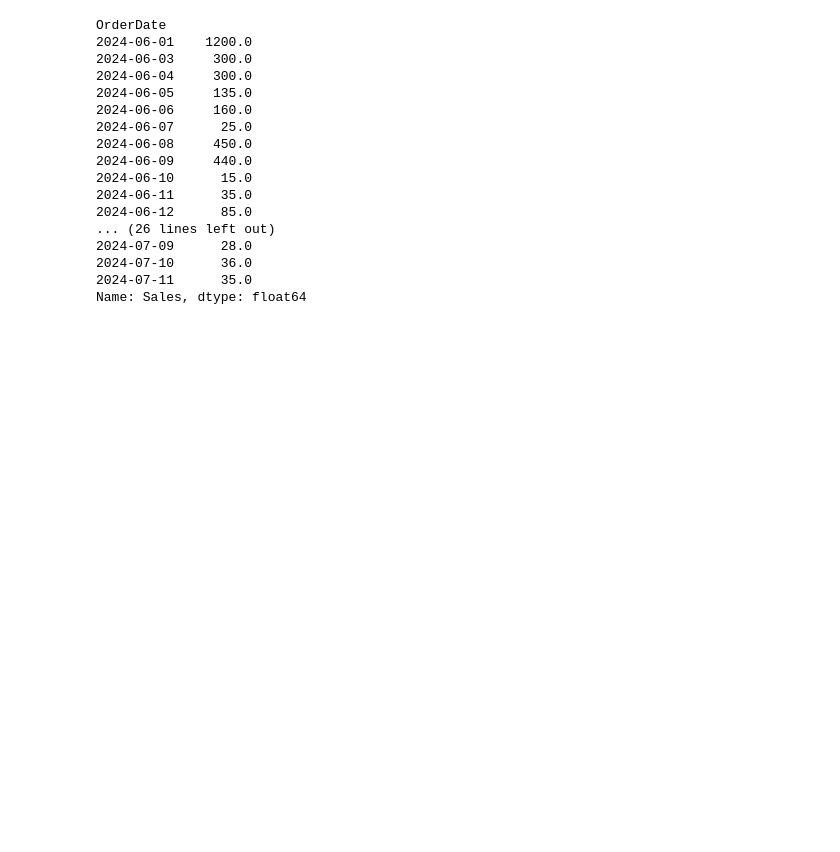
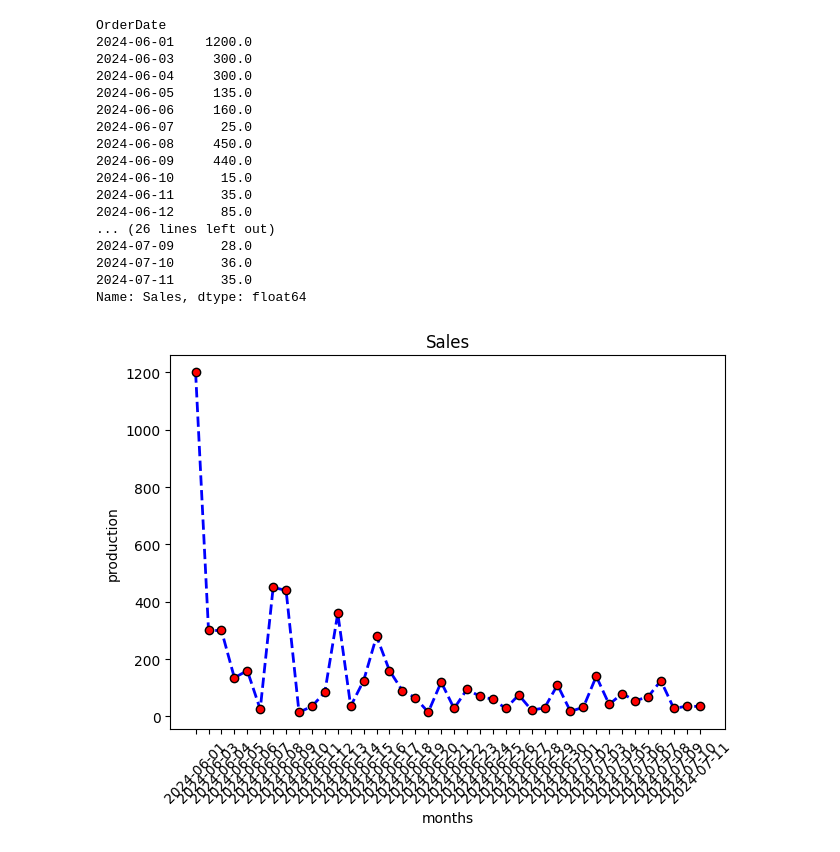
Before and after one commit to naxalatex/matplotlib, a Jupyter notebook: mat3.ipynb, the cells around one changed output. Drawn from its saved outputs; the diff is of its cells as text; code cells hidden in the pictures; blank space fills up the shorter version.

```diff
--- a/mat3.ipynb
+++ b/mat3.ipynb
@@ -150,4 +150,25 @@ OrderDate
 2024-07-11      35.0
 Name: Sales, dtype: float64
 # %%
-plt.bar
+#   3. Use plt.plot() with markers and line style)
+line_style = {
+    "linestyle": "--",
+    "color": "blue",
+    "linewidth":2,
+    "marker": "o",
+    "markersize": 6,
+    "markerfacecolor": "red",
+    "markeredgecolor": "black"
+}
+
+plt.plot(cq, **line_style)
+import matplotlib.pyplot as plt
+
+plt.xticks(rotation=45)
+plt.tight_layout()
+plt.title("Sales")
+plt.xlabel('months')
+plt.ylabel('production')
+plt.show()
+# %% [output]
+[figure, added]
```
Also changed, not shown: 3 other files.
